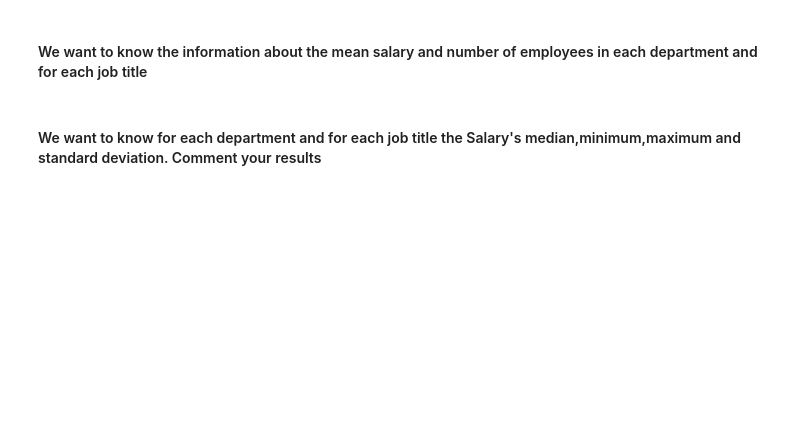
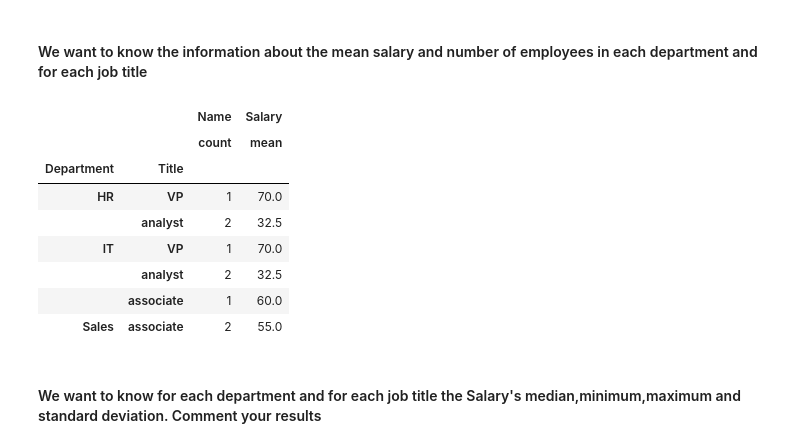
Before and after one commit to marisfont/madrid-oct-2018, a Jupyter notebook: module-2/lab-pivot-table-and-correlation/your_code/main.ipynb, the cells around one changed output. Cells and saved outputs as stored; diff of their text form; code cells hidden in the pictures; blank space fills up the shorter version.

```diff
--- a/module-2/lab-pivot-table-and-correlation/your_code/main.ipynb
+++ b/module-2/lab-pivot-table-and-correlation/your_code/main.ipynb
@@ -66,2 +70,14 @@ employee.pivot_table(index=['Department'], columns=['Title'], values=['Salary'])
+# %%
+employee.pivot_table(index=['Department', 'Title'], values=['Salary','Name'], aggfunc={'Salary':[np.mean], 'Name':'count'})
+# %% [output]
+|  |  | Name | Salary |
+|  |  | count | mean |
+| Department | Title |  |  |
+| HR | VP | 1 | 70.0 |
+|  | analyst | 2 | 32.5 |
+| IT | VP | 1 | 70.0 |
+|  | analyst | 2 | 32.5 |
+|  | associate | 1 | 60.0 |
+| Sales | associate | 2 | 55.0 |
 # %% [markdown]
 #### We want to know for each department and for each job title the Salary's median,minimum,maximum and standard deviation. Comment your results
```
Also changed, not shown: parts of 12 cells of this notebook.
